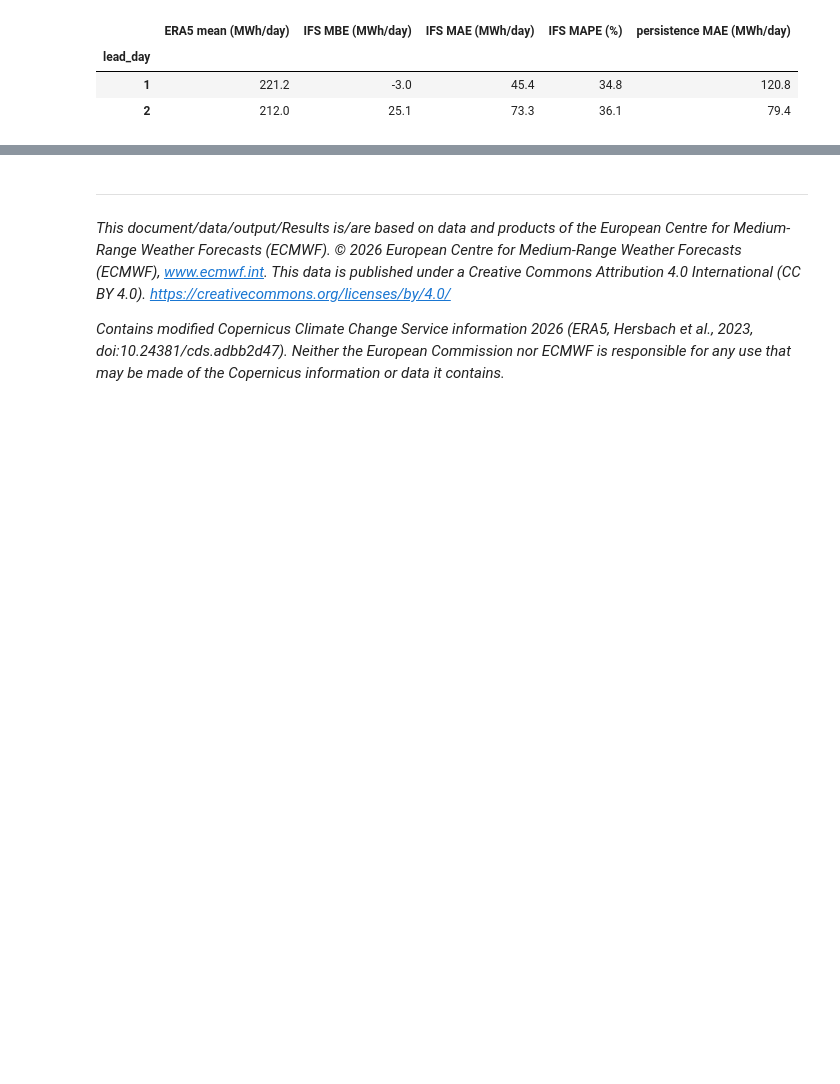
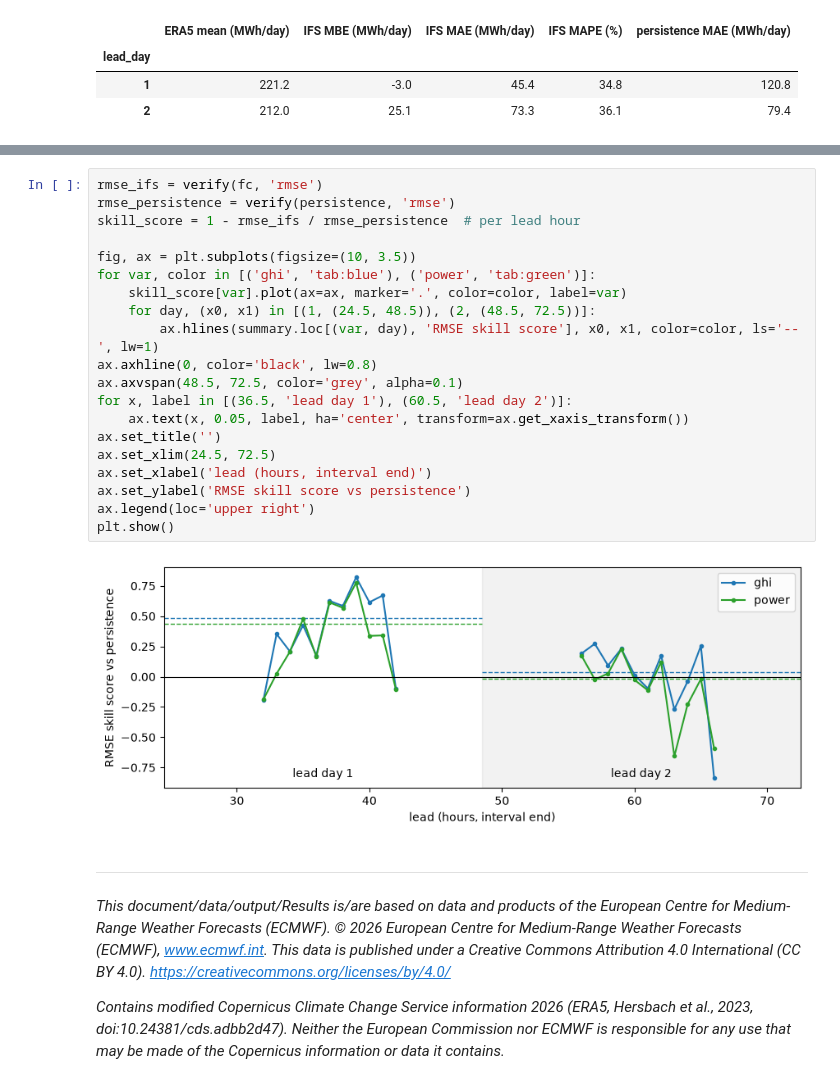
Before and after one commit to aaronspring/hefty, a Jupyter notebook: examples/era5_forecast_verification.ipynb, the cells around one changed output, grey strips where cells are left out. Cells and saved outputs as stored; diff of their text form; blank space fills up the shorter version.

Commit message:
add RMSE skill score vs lead from climpred verify; notebook executed end to end
Co-Authored-By: Claude Opus 5.5 <noreply@anthropic.com>

```diff
--- a/examples/era5_forecast_verification.ipynb
+++ b/examples/era5_forecast_verification.ipynb
@@ -399,3 +404,25 @@ energy.round(1)
+# %%
+rmse_ifs = verify(fc, 'rmse')
+rmse_persistence = verify(persistence, 'rmse')
+skill_score = 1 - rmse_ifs / rmse_persistence  # per lead hour
+
+fig, ax = plt.subplots(figsize=(10, 3.5))
+for var, color in [('ghi', 'tab:blue'), ('power', 'tab:green')]:
+    skill_score[var].plot(ax=ax, marker='.', color=color, label=var)
+    for day, (x0, x1) in [(1, (24.5, 48.5)), (2, (48.5, 72.5))]:
+        ax.hlines(summary.loc[(var, day), 'RMSE skill score'], x0, x1, color=color, ls='--', lw=1)
+ax.axhline(0, color='black', lw=0.8)
+ax.axvspan(48.5, 72.5, color='grey', alpha=0.1)
+for x, label in [(36.5, 'lead day 1'), (60.5, 'lead day 2')]:
+    ax.text(x, 0.05, label, ha='center', transform=ax.get_xaxis_transform())
+ax.set_title('')
+ax.set_xlim(24.5, 72.5)
+ax.set_xlabel('lead (hours, interval end)')
+ax.set_ylabel('RMSE skill score vs persistence')
+ax.legend(loc='upper right')
+plt.show()
+# %% [output]
+[figure, added]
 # %% [markdown]
 -----
 _This document/data/output/Results is/are based on data and products of the European Centre for Medium-Range Weather Forecasts (ECMWF). © 2026 European Centre for Medium-Range Weather Forecasts (ECMWF), www.ecmwf.int. This data is published under a Creative Commons Attribution 4.0 International (CC BY 4.0). https://creativecommons.org/licenses/by/4.0/_
```
Also changed, not shown: parts of 3 cells of this notebook.
